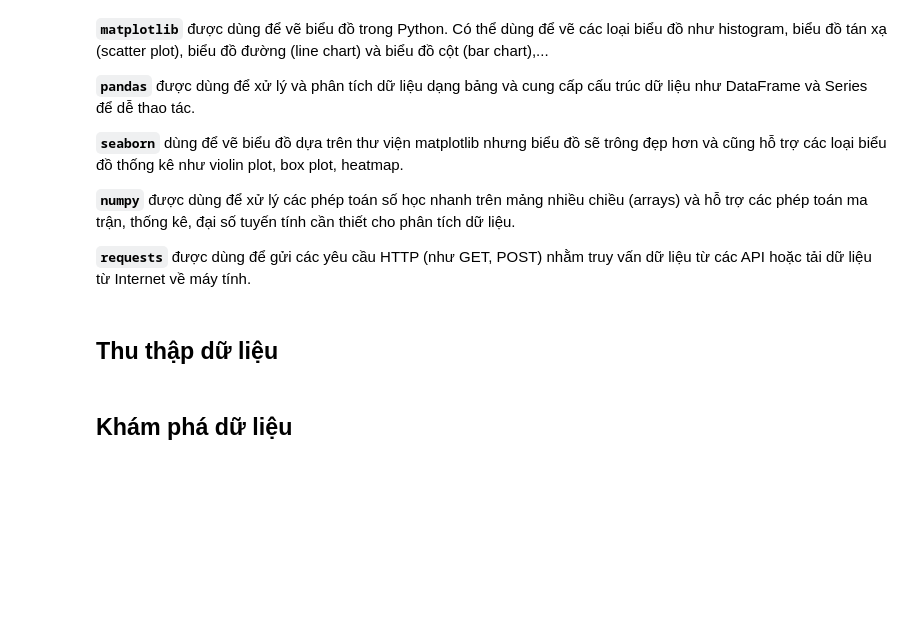
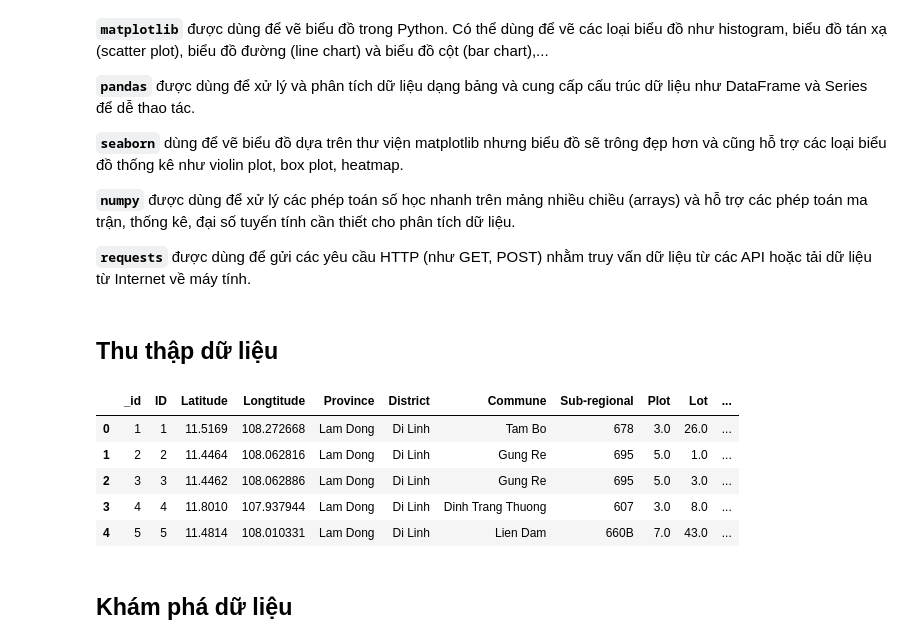
Before and after one commit to 0Nguyen0Cong0Tuan0/Final-Project-DV, a Jupyter notebook: main.ipynb, the cells around one changed output. Cells and saved outputs as stored; diff of their text form; code cells hidden in the pictures; blank space fills up the shorter version.

```diff
--- a/main.ipynb
+++ b/main.ipynb
@@ -42,27 +38,30 @@ DataFrame và Series để dễ thao tác.
 # %%
 offset = 0
 limit = 1000
 all_records = []
 
 while True:
-    url = f'https://data.vietnam.opendevelopmentmekong.net/en/api/3/action/datastore_search'
-    params = {
-        'resource_id': 'a03fb5c6-4622-4196-a926-15e9542c4ae8',
-        'limit': limit,
-        'offset': offset
-    }
-    response = requests.get(url, params=params)
+    response = requests.get(
+        url='https://data.vietnam.opendevelopmentmekong.net/en/api/3/action/datastore_search',
+        params={
+            'resource_id': 'a03fb5c6-4622-4196-a926-15e9542c4ae8',
+            'limit': limit,
+            'offset': offset
+        }
+    )
 
-    if response.status_code == 200:
-        data = response.json()
-        records = data['result']['records']
+    records = response.json()['result']['records']
+    if not records:
+        break
+    all_records.extend(records)
+    offset += limit
 
-        if not records:
-            break
-
-        all_records.extend(records)
-        offset += limit
-    else:
-        break
-
-DATA = pd.DataFrame(all_records)
+df = pd.DataFrame(all_records)
+df.head()
+# %% [output]
+|  | _id | ID | Latitude | Longtitude | Province | District | Commune | Sub-regional | Plot | Lot | ... |
+| 0 | 1 | 1 | 11.5169 | 108.272668 | Lam Dong | Di Linh | Tam Bo | 678 | 3.0 | 26.0 | ... |
+| 1 | 2 | 2 | 11.4464 | 108.062816 | Lam Dong | Di Linh | Gung Re | 695 | 5.0 | 1.0 | ... |
+| 2 | 3 | 3 | 11.4462 | 108.062886 | Lam Dong | Di Linh | Gung Re | 695 | 5.0 | 3.0 | ... |
+| 3 | 4 | 4 | 11.8010 | 107.937944 | Lam Dong | Di Linh | Dinh Trang Thuong | 607 | 3.0 | 8.0 | ... |
+| 4 | 5 | 5 | 11.4814 | 108.010331 | Lam Dong | Di Linh | Lien Dam | 660B | 7.0 | 43.0 | ... |
```
Also changed, not shown: parts of 46 cells of this notebook, 2 other files.
